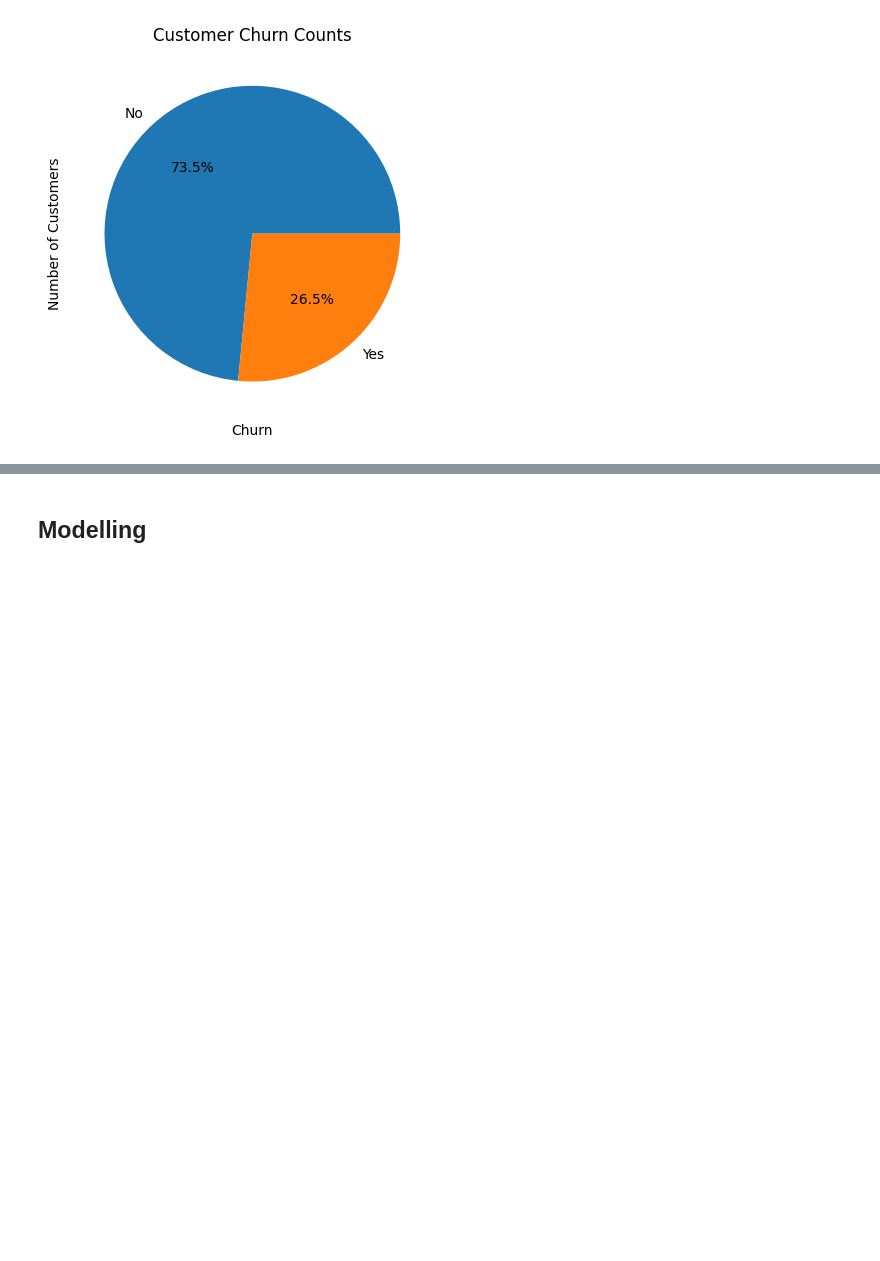
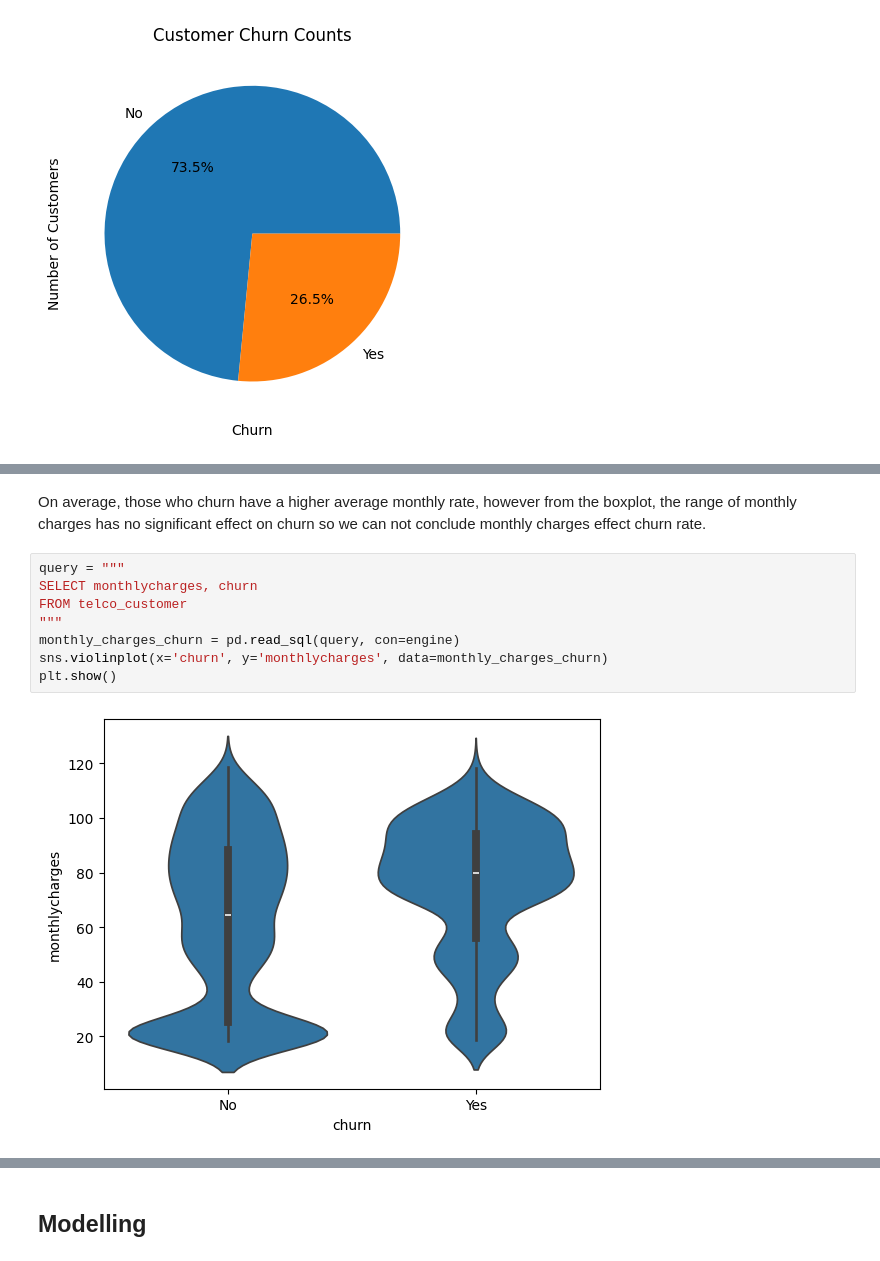
Before and after one commit to LukeYang8/churn-data, a Jupyter notebook: notebooks/telco_analysis.ipynb, the cells around one changed output, grey strips where cells are left out. Cells and saved outputs as stored; diff of their text form; blank space fills up the shorter version.

```diff
--- a/notebooks/telco_analysis.ipynb
+++ b/notebooks/telco_analysis.ipynb
@@ -317,0 +365,12 @@ plt.show()
+# %% [markdown]
+On average, those who churn have a higher average monthly rate, however from the boxplot, the range of monthly charges has no significant effect on churn so we can not conclude monthly charges effect churn rate.
+# %%
+query = """
+SELECT monthlycharges, churn
+FROM telco_customer
+"""
+monthly_charges_churn = pd.read_sql(query, con=engine)
+sns.violinplot(x='churn', y='monthlycharges', data=monthly_charges_churn)
+plt.show()
+# %% [output]
+[figure, added]
```
Also changed, not shown: parts of 15 cells of this notebook.
